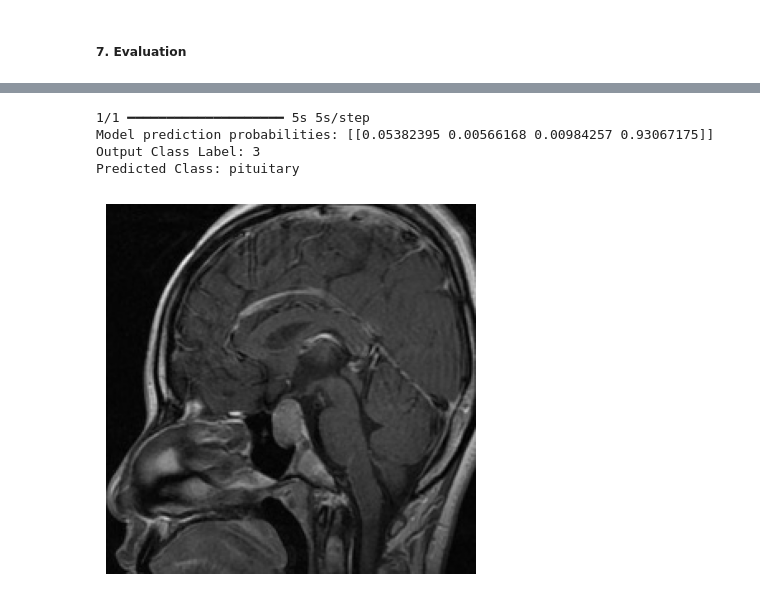
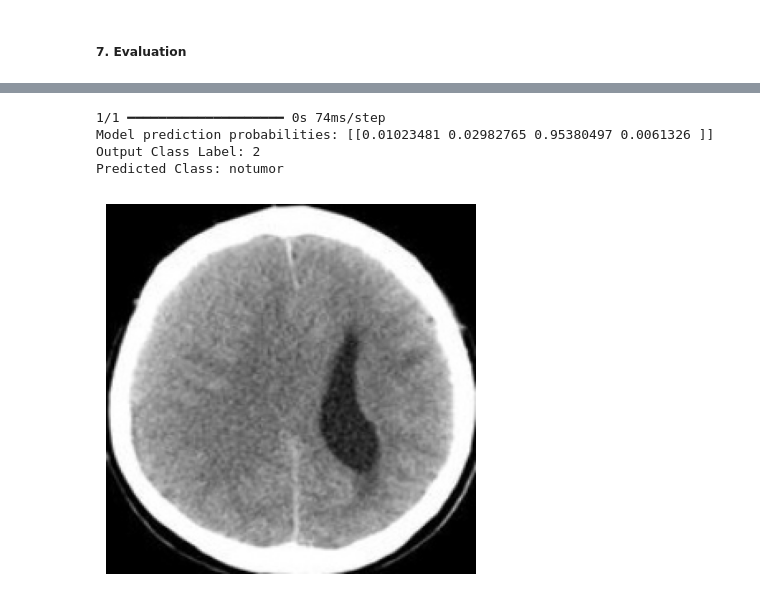
Before and after one commit to JustinLim19/csc3107-group26-p3-ml-brain-mri-classification, a Jupyter notebook: research/mirza/cnn_efficientnet.ipynb, the cells around one changed output, grey strips where cells are left out. Cells and saved outputs as stored; diff of their text form; code cells hidden in the pictures.

```diff
--- a/research/mirza/cnn_efficientnet.ipynb
+++ b/research/mirza/cnn_efficientnet.ipynb
@@ -318,22 +357,22 @@ Loss: 0.14347438514232635, Accuracy: 0.9729166626930237
 # %%
 label_map = {v: k for k, v in test_data.class_indices.items()}
 
-test_image_path = 'content/Test-Data/pituitary/100.jpg'
+test_image_path = 'content/Test-Data/notumor/20.jpg'
 test_image = cv2.imread(test_image_path)
 plt.grid(False), plt.axis('off')
 plt.imshow(test_image)
-test_image = cv2.resize(test_image, (224, 224))  # Ensure image is resized before prediction
+test_image = cv2.resize(test_image, (224, 224))
 test_image = np.expand_dims(test_image, axis=0)
 
 pred = model.predict(test_image)
 print(f'Model prediction probabilities: {pred}')
 pred = np.argmax(pred)
 print(f'Output Class Label: {pred}')
 pred = label_map[pred]
 print(f'Predicted Class: {pred}')
 # %% [output]
-1/1 ━━━━━━━━━━━━━━━━━━━━ 5s 5s/step
-Model prediction probabilities: [[0.05382395 0.00566168 0.00984257 0.93067175]]
-Output Class Label: 3
-Predicted Class: pituitary
+1/1 ━━━━━━━━━━━━━━━━━━━━ 0s 74ms/step
+Model prediction probabilities: [[0.01023481 0.02982765 0.95380497 0.0061326 ]]
+Output Class Label: 2
+Predicted Class: notumor
-[figure, old version]
+[figure, new version]
```
Also changed, not shown: parts of 9 cells of this notebook.
